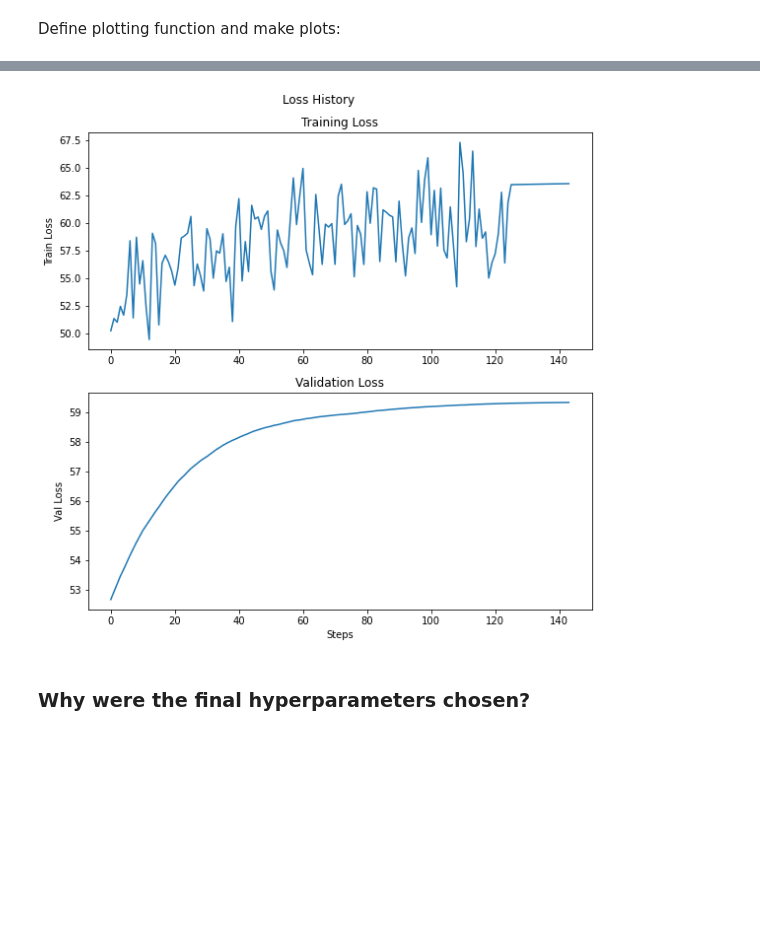
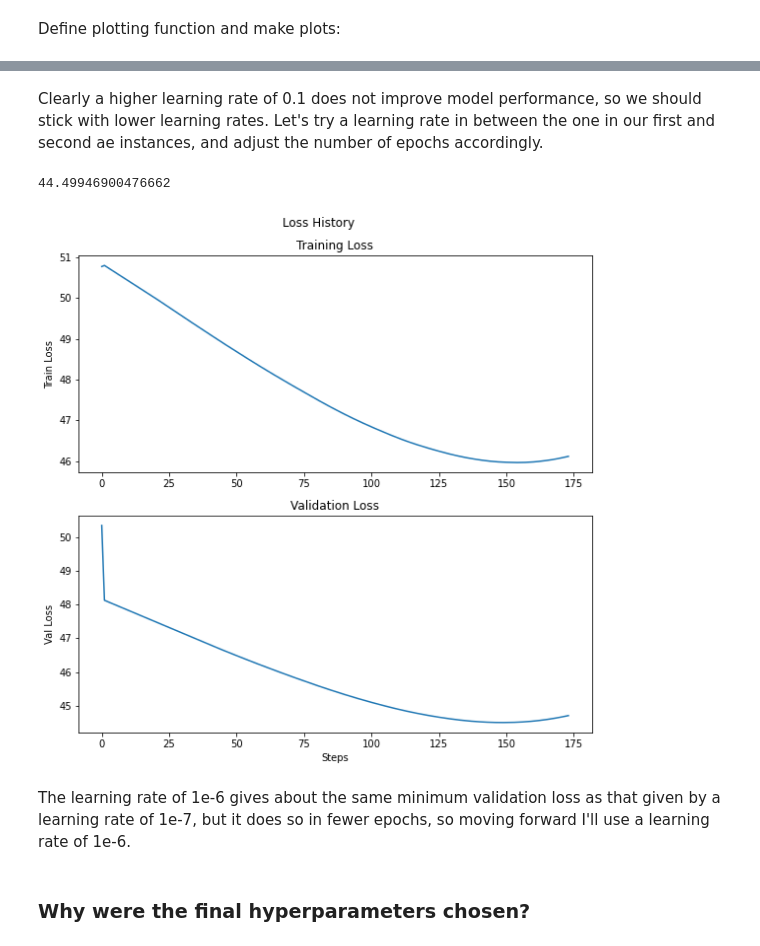
Before and after one commit to gramey02/project7, a Jupyter notebook: nn/Autoencoder.ipynb, the cells around one changed output, grey strips where cells are left out. Cells and saved outputs as stored; diff of their text form; code cells hidden in the pictures; blank space fills up the shorter version.

```diff
--- a/nn/Autoencoder.ipynb
+++ b/nn/Autoencoder.ipynb
@@ -42,10 +42,10 @@ nn_arch = [{'input_dim': 64, 'output_dim': 16, 'activation': 'relu'},
            {'input_dim': 16, 'output_dim': 64, 'activation': 'relu'}]
 
 ae = NeuralNetwork(nn_arch,
-                   lr = 0.0001,
+                   lr = 1e-7,#0.0000001,
                    seed=42,
                    batch_size = 10,
-                   epochs=100,
+                   epochs=3000,
                    loss_function = "mean squared error")
 # %% [markdown]
 ### Train autoencoder on training data
@@ -95,14 +97,20 @@ plot_loss_history(per_epoch_loss_train2, per_epoch_loss_val2)
+# %% [markdown]
+Clearly a higher learning rate of 0.1 does not improve model performance, so we should stick with lower learning rates. Let's try a learning rate in between the one in our first and second ae instances, and adjust the number of epochs accordingly.
 # %%
 ae3 = NeuralNetwork(nn_arch,
-                   lr = 0.0001,
+                   lr = 1e-6,
                    seed=42,
                    batch_size = 10,
-                   epochs=20,
+                   epochs=175,
                    loss_function = "mean squared error")
 per_epoch_loss_train3, per_epoch_loss_val3 = ae3.fit(X_train, X_train, X_val, X_val)
 plot_loss_history(per_epoch_loss_train3, per_epoch_loss_val3)
+min(per_epoch_loss_val3)
 # %% [output]
+44.49946900476662
-[figure, old version]
+[figure, new version]
+# %% [markdown]
+The learning rate of 1e-6 gives about the same minimum validation loss as that given by a learning rate of 1e-7, but it does so in fewer epochs, so moving forward I'll use a learning rate of 1e-6.
 # %%
 nn_arch = [{'input_dim': 64, 'output_dim': 50, 'activation': 'relu'},
            {'input_dim': 50, 'output_dim': 35, 'activation': 'relu'},
```
Also changed, not shown: parts of 5 cells of this notebook.
